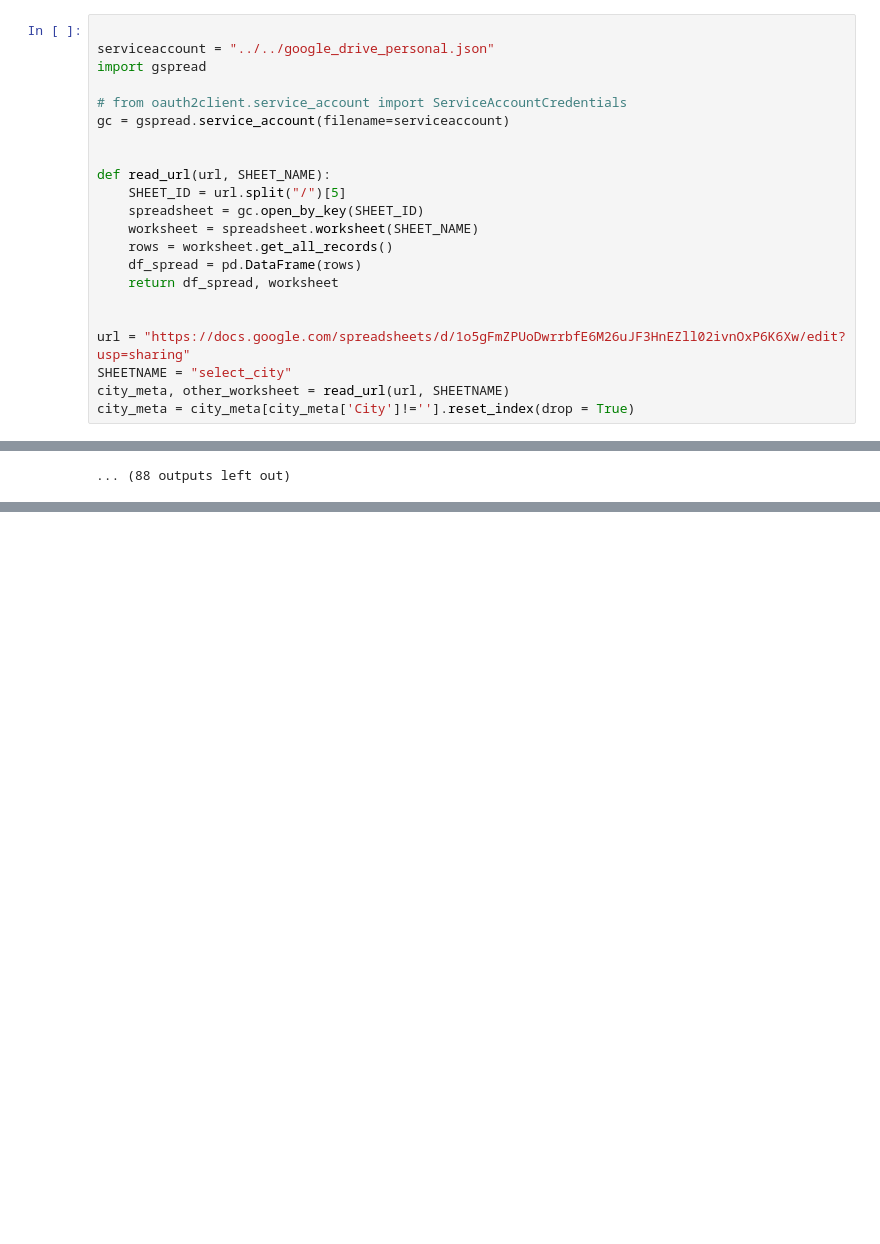
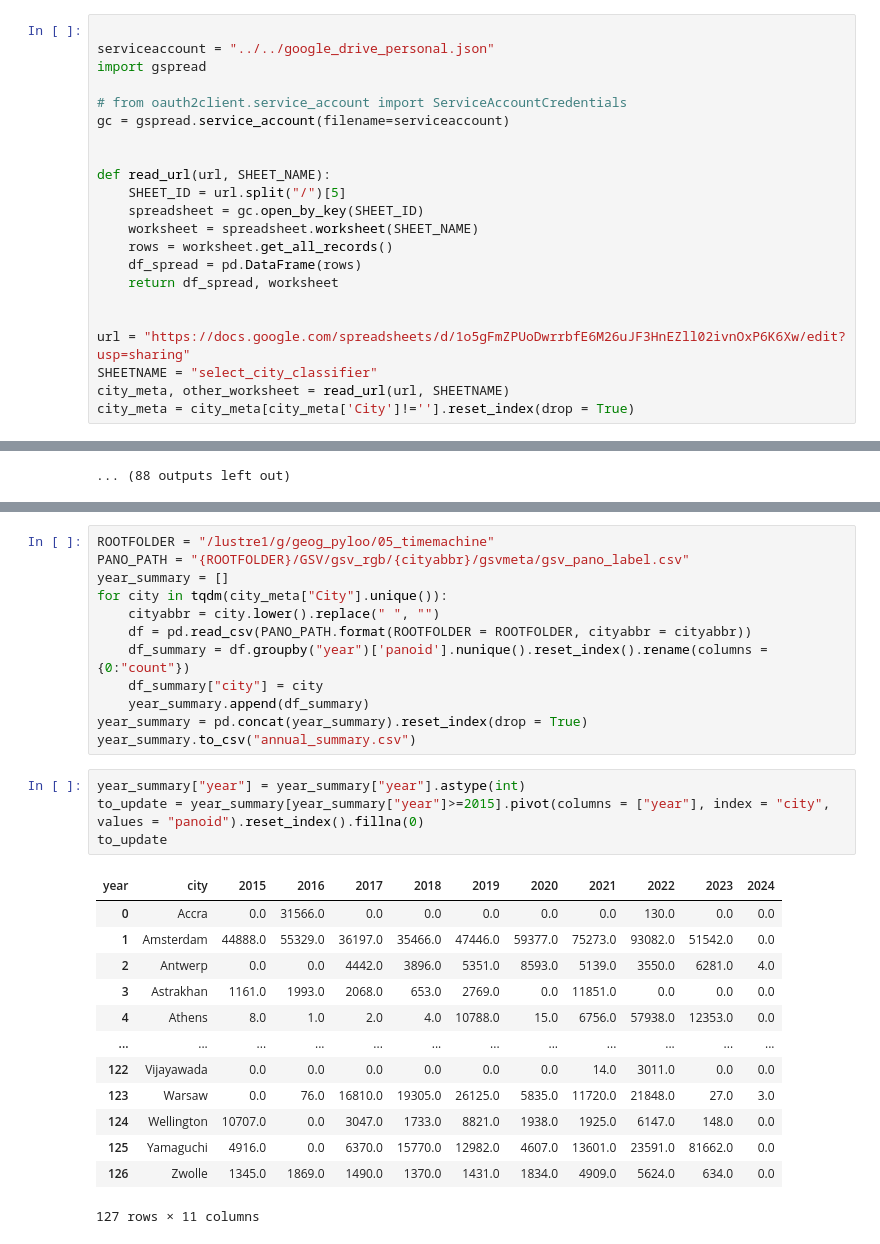
Before and after one commit to brookefzy/uvi-time-machine, a Jupyter notebook: _script/X-data-org/02_summary.ipynb, the cells around one changed output, grey strips where cells are left out. Saved outputs shown, nothing was run; the diff lists cells and outputs as text; blank space fills up the shorter version.

```diff
--- a/_script/X-data-org/02_summary.ipynb
+++ b/_script/X-data-org/02_summary.ipynb
@@ -66,7 +66,7 @@ def read_url(url, SHEET_NAME):
 
 
 url = "https://docs.google.com/spreadsheets/d/1o5gFmZPUoDwrrbfE6M26uJF3HnEZll02ivnOxP6K6Xw/edit?usp=sharing"
-SHEETNAME = "select_city"
+SHEETNAME = "select_city_classifier"
 city_meta, other_worksheet = read_url(url, SHEETNAME)
 city_meta = city_meta[city_meta['City']!=''].reset_index(drop = True)
 # %%
@@ -333,0 +336,30 @@ data fixed, continue
+# %%
+ROOTFOLDER = "/lustre1/g/geog_pyloo/05_timemachine"
+PANO_PATH = "{ROOTFOLDER}/GSV/gsv_rgb/{cityabbr}/gsvmeta/gsv_pano_label.csv"
+year_summary = []
+for city in tqdm(city_meta["City"].unique()):
+    cityabbr = city.lower().replace(" ", "")
+    df = pd.read_csv(PANO_PATH.format(ROOTFOLDER = ROOTFOLDER, cityabbr = cityabbr))
+    df_summary = df.groupby("year")['panoid'].nunique().reset_index().rename(columns = {0:"count"})
+    df_summary["city"] = city
+    year_summary.append(df_summary)
+year_summary = pd.concat(year_summary).reset_index(drop = True)
+year_summary.to_csv("annual_summary.csv")
+# %%
+year_summary["year"] = year_summary["year"].astype(int)
+to_update = year_summary[year_summary["year"]>=2015].pivot(columns = ["year"], index = "city", values = "panoid").reset_index().fillna(0)
+to_update
+# %% [output]
+| year | city | 2015 | 2016 | 2017 | 2018 | 2019 | 2020 | 2021 | 2022 | 2023 | 2024 |
+| 0 | Accra | 0.0 | 31566.0 | 0.0 | 0.0 | 0.0 | 0.0 | 0.0 | 130.0 | 0.0 | 0.0 |
+| 1 | Amsterdam | 44888.0 | 55329.0 | 36197.0 | 35466.0 | 47446.0 | 59377.0 | 75273.0 | 93082.0 | 51542.0 | 0.0 |
+| 2 | Antwerp | 0.0 | 0.0 | 4442.0 | 3896.0 | 5351.0 | 8593.0 | 5139.0 | 3550.0 | 6281.0 | 4.0 |
+| 3 | Astrakhan | 1161.0 | 1993.0 | 2068.0 | 653.0 | 2769.0 | 0.0 | 11851.0 | 0.0 | 0.0 | 0.0 |
+| 4 | Athens | 8.0 | 1.0 | 2.0 | 4.0 | 10788.0 | 15.0 | 6756.0 | 57938.0 | 12353.0 | 0.0 |
+| ... | ... | ... | ... | ... | ... | ... | ... | ... | ... | ... | ... |
+| 122 | Vijayawada | 0.0 | 0.0 | 0.0 | 0.0 | 0.0 | 0.0 | 14.0 | 3011.0 | 0.0 | 0.0 |
+| 123 | Warsaw | 0.0 | 76.0 | 16810.0 | 19305.0 | 26125.0 | 5835.0 | 11720.0 | 21848.0 | 27.0 | 3.0 |
+| 124 | Wellington | 10707.0 | 0.0 | 3047.0 | 1733.0 | 8821.0 | 1938.0 | 1925.0 | 6147.0 | 148.0 | 0.0 |
+| 125 | Yamaguchi | 4916.0 | 0.0 | 6370.0 | 15770.0 | 12982.0 | 4607.0 | 13601.0 | 23591.0 | 81662.0 | 0.0 |
+| 126 | Zwolle | 1345.0 | 1869.0 | 1490.0 | 1370.0 | 1431.0 | 1834.0 | 4909.0 | 5624.0 | 634.0 | 0.0 |
+127 rows × 11 columns
```
Also changed, not shown: parts of 2 cells of this notebook, 19 other files.
